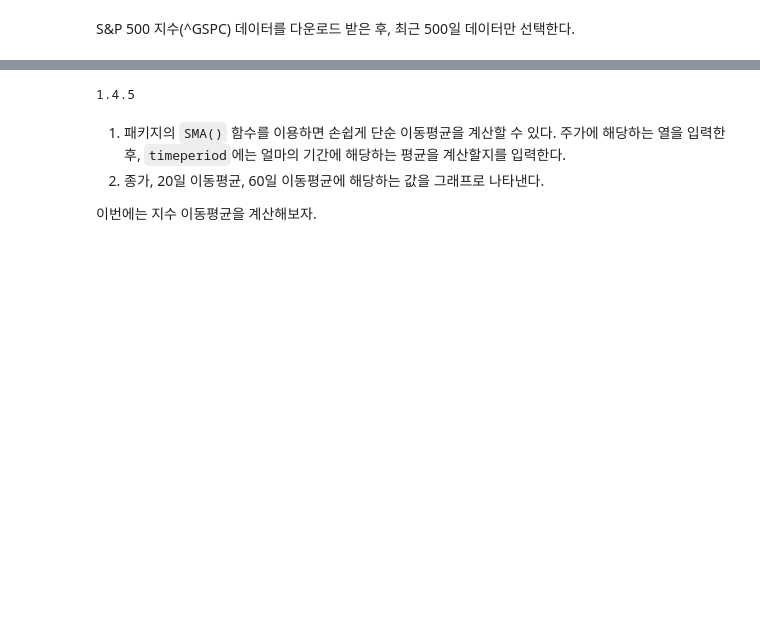
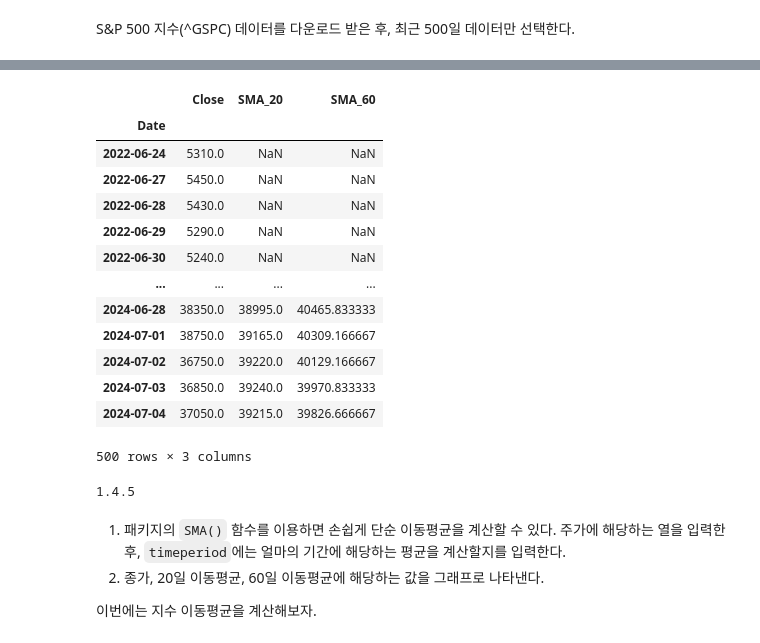
Before and after one commit to denishong/python-quant_py, a Jupyter notebook: 15.technical.ipynb, the cells around one changed output, grey strips where cells are left out. Drawn from its saved outputs; the diff is of its cells as text; code cells hidden in the pictures; blank space fills up the shorter version.

```diff
--- a/15.technical.ipynb
+++ b/15.technical.ipynb
@@ -131,3 +123,20 @@ See the caveats in the documentation: https://pandas.pydata.org/pandas-docs/stab
+# %%
+stock_data.loc[:,['Close', 'SMA_20', 'SMA_60']]
+# %% [output]
+|  | Close | SMA_20 | SMA_60 |
+| Date |  |  |  |
+| 2022-06-24 | 5310.0 | NaN | NaN |
+| 2022-06-27 | 5450.0 | NaN | NaN |
+| 2022-06-28 | 5430.0 | NaN | NaN |
+| 2022-06-29 | 5290.0 | NaN | NaN |
+| 2022-06-30 | 5240.0 | NaN | NaN |
+| ... | ... | ... | ... |
+| 2024-06-28 | 38350.0 | 38995.0 | 40465.833333 |
+| 2024-07-01 | 38750.0 | 39165.0 | 40309.166667 |
+| 2024-07-02 | 36750.0 | 39220.0 | 40129.166667 |
+| 2024-07-03 | 36850.0 | 39240.0 | 39970.833333 |
+| 2024-07-04 | 37050.0 | 39215.0 | 39826.666667 |
+500 rows × 3 columns
 # %%
 import kiwisolver
 print(kiwisolver.__version__)
```
Also changed, not shown: parts of 5 cells of this notebook, 1 other file.
